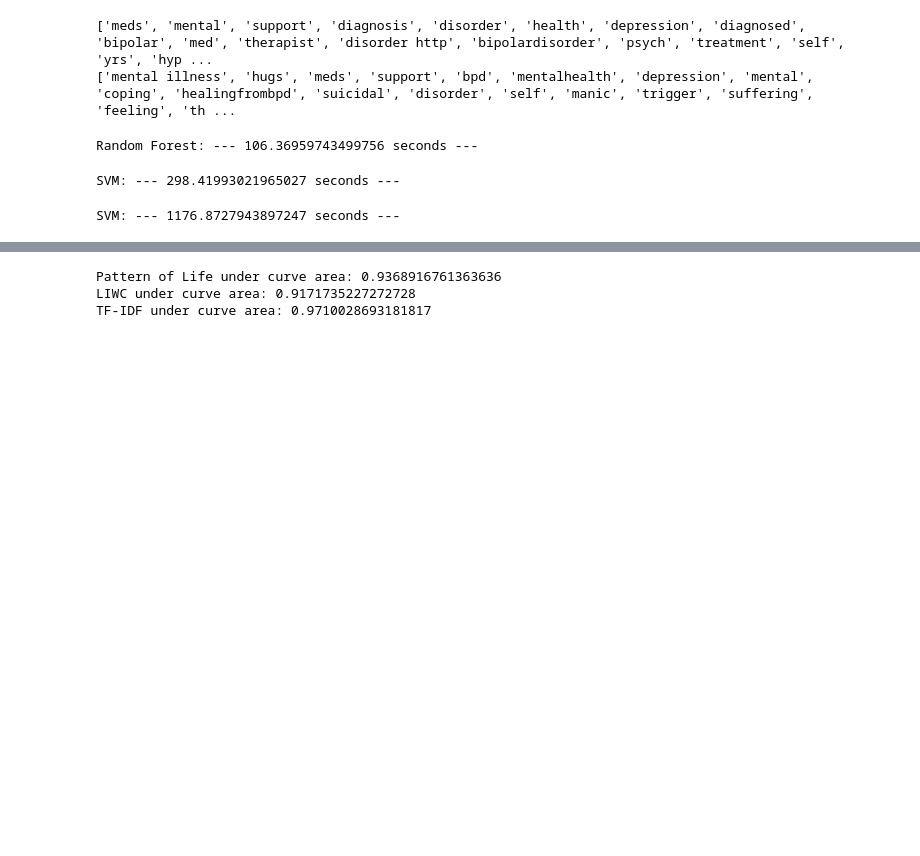
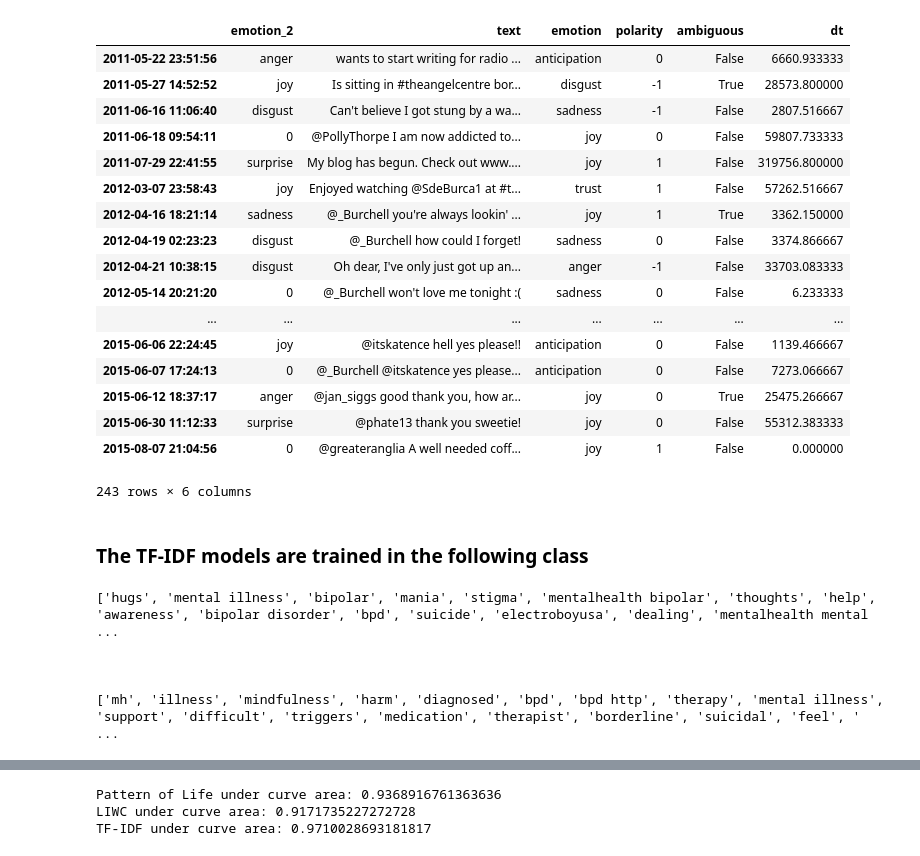
Before and after one commit to omarsar/midas_api, a Jupyter notebook: 4_prediction_visualization/prediction_evaluation.ipynb, the cells around one changed output, grey strips where cells are left out. Cells and saved outputs as stored; diff of their text form; code cells hidden in the pictures; blank space fills up the shorter version.

```diff
--- a/4_prediction_visualization/prediction_evaluation.ipynb
+++ b/4_prediction_visualization/prediction_evaluation.ipynb
@@ -190,5 +493,30 @@ BPD_experts =  Group("BPD Expert", dbName="idea", collectionName="coach_tweets_e
+# %%
+# This is how a patient's pandas frame looks like:
+
+BPD_all.group[0]
+# %% [output]
+|  | emotion_2 | text | emotion | polarity | ambiguous | dt |
+| 2011-05-22 23:51:56 | anger | wants to start writing for radio ... | anticipation | 0 | False | 6660.933333 |
+| 2011-05-27 14:52:52 | joy | Is sitting in #theangelcentre bor... | disgust | -1 | True | 28573.800000 |
+| 2011-06-16 11:06:40 | disgust | Can't believe I got stung by a wa... | sadness | -1 | False | 2807.516667 |
+| 2011-06-18 09:54:11 | 0 | @PollyThorpe I am now addicted to... | joy | 0 | False | 59807.733333 |
+| 2011-07-29 22:41:55 | surprise | My blog has begun. Check out www.... | joy | 1 | False | 319756.800000 |
+| 2012-03-07 23:58:43 | joy | Enjoyed watching @SdeBurca1 at #t... | trust | 1 | False | 57262.516667 |
+| 2012-04-16 18:21:14 | sadness | @_Burchell you're always lookin' ... | joy | 1 | True | 3362.150000 |
+| 2012-04-19 02:23:23 | disgust | @_Burchell how could I forget! | sadness | 0 | False | 3374.866667 |
+| 2012-04-21 10:38:15 | disgust | Oh dear, I've only just got up an... | anger | -1 | False | 33703.083333 |
+| 2012-05-14 20:21:20 | 0 | @_Burchell won't love me tonight :( | sadness | 0 | False | 6.233333 |
+| ... | ... | ... | ... | ... | ... | ... |
+| 2015-06-06 22:24:45 | joy | @itskatence hell yes please!! | anticipation | 0 | False | 1139.466667 |
+| 2015-06-07 17:24:13 | 0 | @_Burchell @itskatence yes please... | anticipation | 0 | False | 7273.066667 |
+| 2015-06-12 18:37:17 | anger | @jan_siggs good thank you, how ar... | joy | 0 | True | 25475.266667 |
+| 2015-06-30 11:12:33 | surprise | @phate13 thank you sweetie! | joy | 0 | False | 55312.383333 |
+| 2015-08-07 21:04:56 | 0 | @greateranglia A well needed coff... | joy | 1 | False | 0.000000 |
+243 rows × 6 columns
+# %% [markdown]
+### The TF-IDF models are trained in the following class
 # %%
-#Tf-iDF performance, really robust
+#A TF-IDF class to implement TF-IDF extraction and model training.
 
 
 
@@ -227,7 +555,7 @@ class TextFeatureGroups(object):
             total_texts = base_texts  + group_texts
             if model == "Tf-iDF":
                 text_model = TfidfVectorizer(stop_words="english",ngram_range = (1,2))
-            #text_model.fit(total_texts)
+            text_model.fit(total_texts)
             X = text_model.fit_transform(total_texts)
             Y = np.array([0] * base.getSize() + [1]*group.getSize(), dtype=int)
             classifier  = RandomForestClassifier(n_jobs=-1, max_features="sqrt", n_estimators=128)
@@ -253,7 +581,6 @@ class TextFeatureGroups(object):
             word = vector2word[vector]
             top_words.append(word)
         return top_words
-
 
 
 
@@ -381,37 +708,23 @@ class TextFeatureGroups(object):
 
 
 
+# Build the TF-IDF class
 
 tfidf_groups = TextFeatureGroups(regular_group, [bipolar_all,BPD_all])
-#tfidf_groups.renderPrecisionRecall(n_fold=10)
+
+
+
+# Extract Top 10 keywords by TF-IDF model for Bipolar and BPD
 bipolar_words = tfidf_groups.getTopFeatures("Bipolar")
 BPD_words = tfidf_groups.getTopFeatures("BPD")
 
 print(bipolar_words)
+print("\n\n")
+
 print(BPD_words)
-
-#tfidf_groups.getPrecision("Bipolar", tail_k=100)
 # %% [output]
-['meds', 'mental', 'support', 'diagnosis', 'disorder', 'health', 'depression', 'diagnosed', 'bipolar', 'med', 'therapist', 'disorder http', 'bipolardisorder', 'psych', 'treatment', 'self', 'yrs', 'hyp ...
-['mental illness', 'hugs', 'meds', 'support', 'bpd', 'mentalhealth', 'depression', 'mental', 'coping', 'healingfrombpd', 'suicidal', 'disorder', 'self', 'manic', 'trigger', 'suffering', 'feeling', 'th ...
+['hugs', 'mental illness', 'bipolar', 'mania', 'stigma', 'mentalhealth bipolar', 'thoughts', 'help', 'awareness', 'bipolar disorder', 'bpd', 'suicide', 'electroboyusa', 'dealing', 'mentalhealth mental ...
+
+
+
+['mh', 'illness', 'mindfulness', 'harm', 'diagnosed', 'bpd', 'bpd http', 'therapy', 'mental illness', 'support', 'difficult', 'triggers', 'medication', 'therapist', 'borderline', 'suicidal', 'feel', ' ...
-# %%
-start_time = time.time()
-tfidf_groups.getPrecision("Bipolar")
-print("Random Forest: --- %s seconds ---" % (time.time() - start_time))
-# %% [output]
-Random Forest: --- 106.36959743499756 seconds ---
-# %%
-
-
-start_time = time.time()
-tfidf_groups.getPrecision("Bipolar", classifier = SVC())
-print("SVM: --- %s seconds ---" % (time.time() - start_time))
-# %% [output]
-SVM: --- 298.41993021965027 seconds ---
-# %%
-
-start_time = time.time()
-tfidf_groups.getPrecision("Bipolar", classifier = SVC(probability=True))
-print("SVM: --- %s seconds ---" % (time.time() - start_time))
-# %% [output]
-SVM: --- 1176.8727943897247 seconds ---
```
Also changed, not shown: parts of 38 cells of this notebook, 17 other files.
